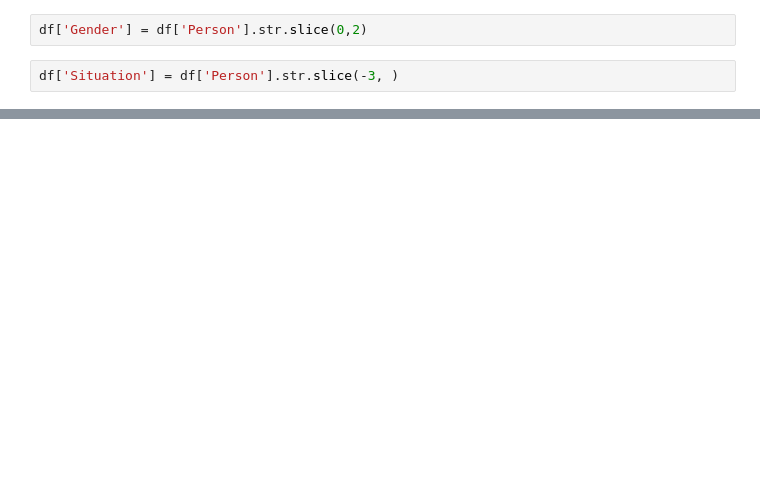
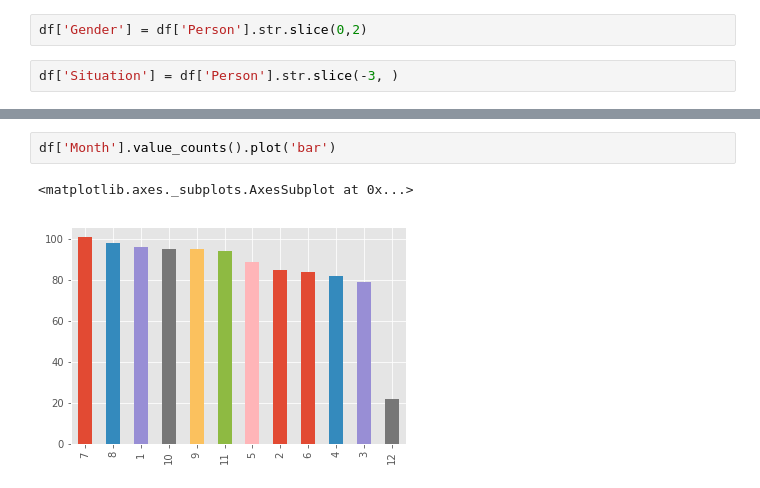
Before and after one commit to asheliao/JapanRailwayAccident, a Jupyter notebook: JapanRailwayAccident.ipynb, the cells around one changed output, grey strips where cells are left out. Drawn from its saved outputs; the diff is of its cells as text; blank space fills up the shorter version.

```diff
--- a/JapanRailwayAccident.ipynb
+++ b/JapanRailwayAccident.ipynb
@@ -280,0 +180,5 @@ Name: Location, Length: 878, dtype: int64
+# %%
+df['Month'].value_counts().plot('bar')
+# %% [output]
+<matplotlib.axes._subplots.AxesSubplot at 0x...>
+[figure, added]
```
Also changed, not shown: parts of 18 cells of this notebook, 1 other file.
